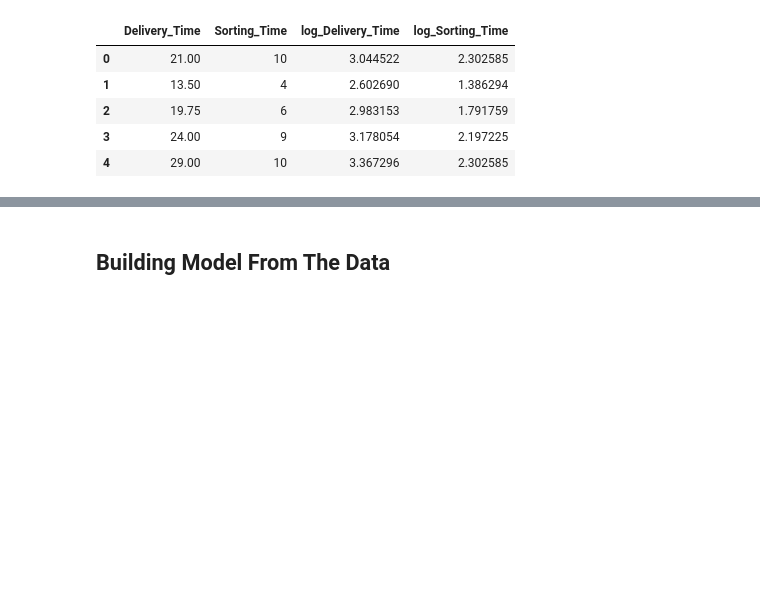
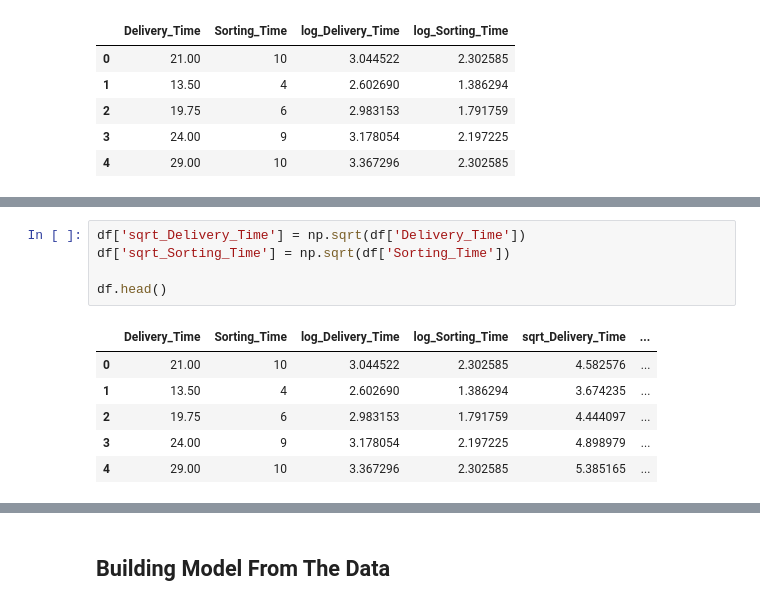
Before and after one commit to kunal-mallick/Data-Science-Assignments, a Jupyter notebook: 04_Simple Linear Regression/Code/Q1.ipynb, the cells around one changed output, grey strips where cells are left out. Drawn from its saved outputs; the diff is of its cells as text; blank space fills up the shorter version.

```diff
--- a/04_Simple Linear Regression/Code/Q1.ipynb
+++ b/04_Simple Linear Regression/Code/Q1.ipynb
@@ -127,0 +141,12 @@ df.head()
+# %%
+df['sqrt_Delivery_Time'] = np.sqrt(df['Delivery_Time'])
+df['sqrt_Sorting_Time'] = np.sqrt(df['Sorting_Time'])
+
+df.head()
+# %% [output]
+|  | Delivery_Time | Sorting_Time | log_Delivery_Time | log_Sorting_Time | sqrt_Delivery_Time | ... |
+| 0 | 21.00 | 10 | 3.044522 | 2.302585 | 4.582576 | ... |
+| 1 | 13.50 | 4 | 2.602690 | 1.386294 | 3.674235 | ... |
+| 2 | 19.75 | 6 | 2.983153 | 1.791759 | 4.444097 | ... |
+| 3 | 24.00 | 9 | 3.178054 | 2.197225 | 4.898979 | ... |
+| 4 | 29.00 | 10 | 3.367296 | 2.302585 | 5.385165 | ... |
```
Also changed, not shown: parts of 9 cells of this notebook.
